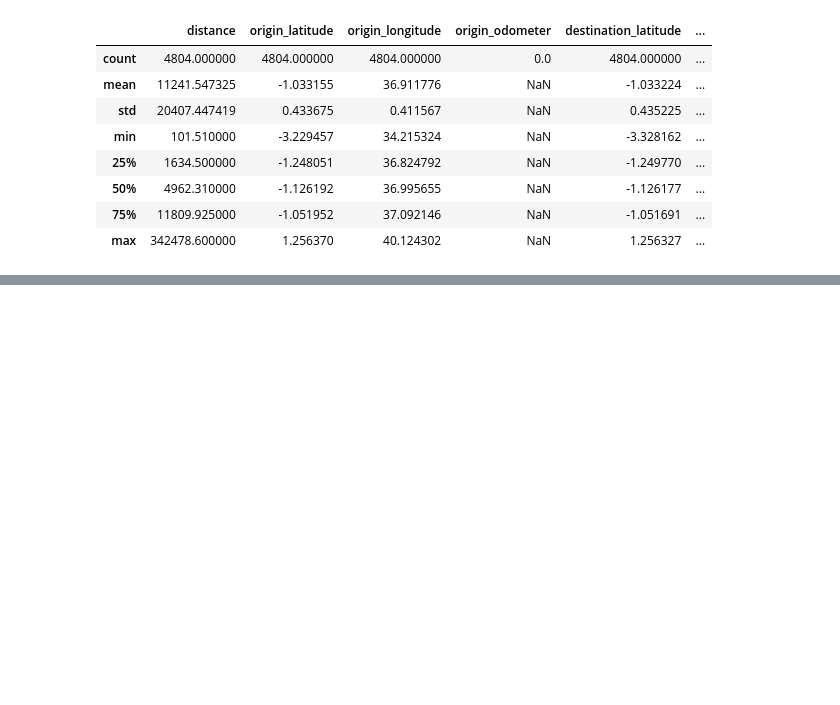
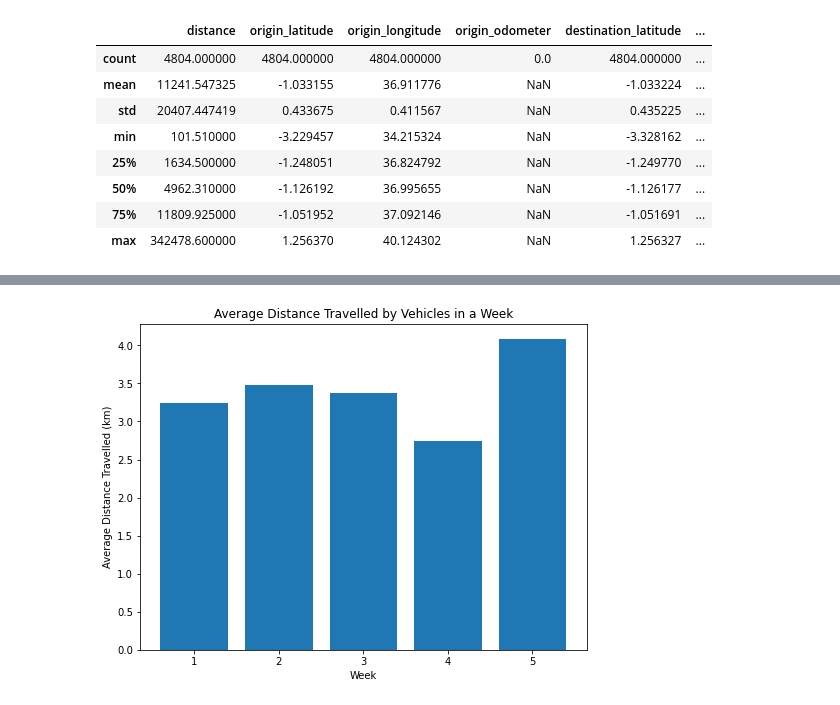
Before and after one commit to Ronnie-Leon76/Yatsa-Analytics, a Jupyter notebook: Yatsa-Analytics-EDA.ipynb, the cells around one changed output, grey strips where cells are left out. Cells and saved outputs as stored; diff of their text form; code cells hidden in the pictures; blank space fills up the shorter version.

```diff
--- a/Yatsa-Analytics-EDA.ipynb
+++ b/Yatsa-Analytics-EDA.ipynb
@@ -114,0 +352,4 @@ trips_df.describe()
+# %%
+draw_bar(feature=trips_df['created'].dt.day // 7 + 1, label='Week')
+# %% [output]
+[figure, added]
```
Also changed, not shown: parts of 33 cells of this notebook.
